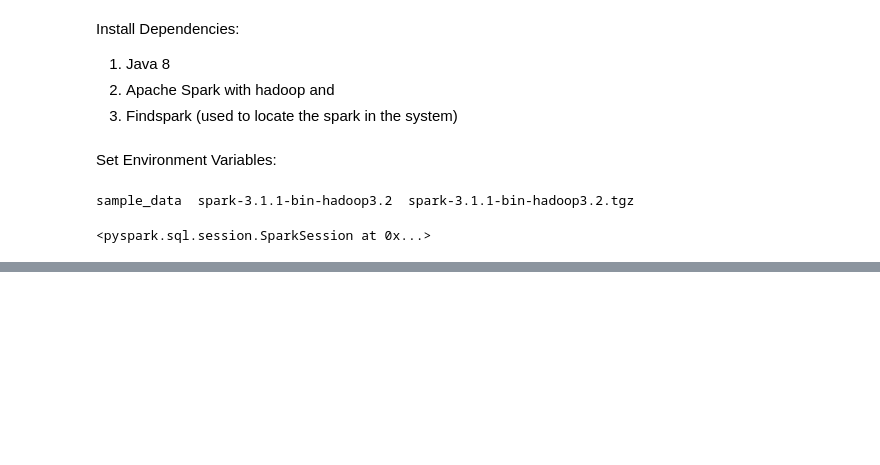
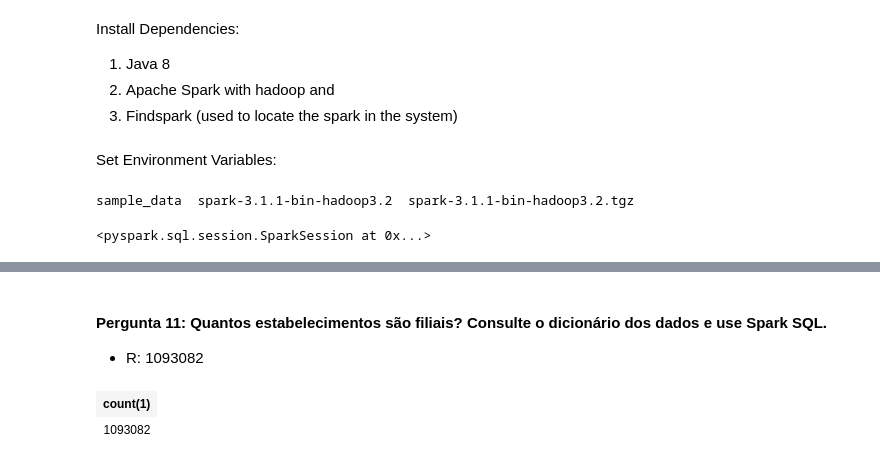
Before and after one commit to eder1985/igti-bootcamp-eng-dados-cloud, a Jupyter notebook: modulo_2/igti_edc_mod2_desafio.ipynb, the cells around one changed output, grey strips where cells are left out. Saved outputs shown, nothing was run; the diff lists cells and outputs as text; code cells hidden in the pictures; blank space fills up the shorter version.

```diff
--- a/modulo_2/igti_edc_mod2_desafio.ipynb
+++ b/modulo_2/igti_edc_mod2_desafio.ipynb
@@ -361,0 +320,17 @@ df_ratings.select("averageRating").describe()
+# %% [markdown]
+#### Pergunta 11: Quantos estabelecimentos são filiais? Consulte o dicionário dos dados e use Spark SQL.
+- R: 1093082
+# %%
+spark.sql(
+"""
+  SELECT
+    COUNT(*)
+  FROM
+    estabelecimentos_parquet
+  WHERE
+    IDENTIFICADOR_MATRIZ_FILIAL == 2
+"""
+)
+# %% [output]
+| count(1) |
+| 1093082 |
```
Also changed, not shown: parts of 84 cells of this notebook.
